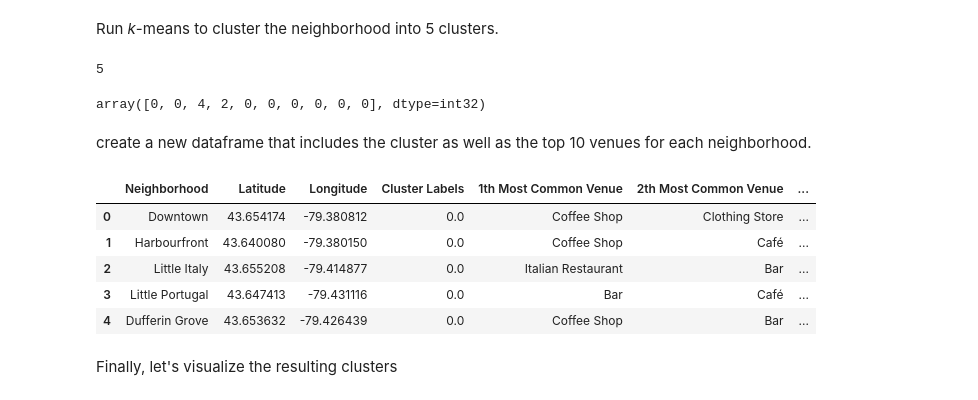
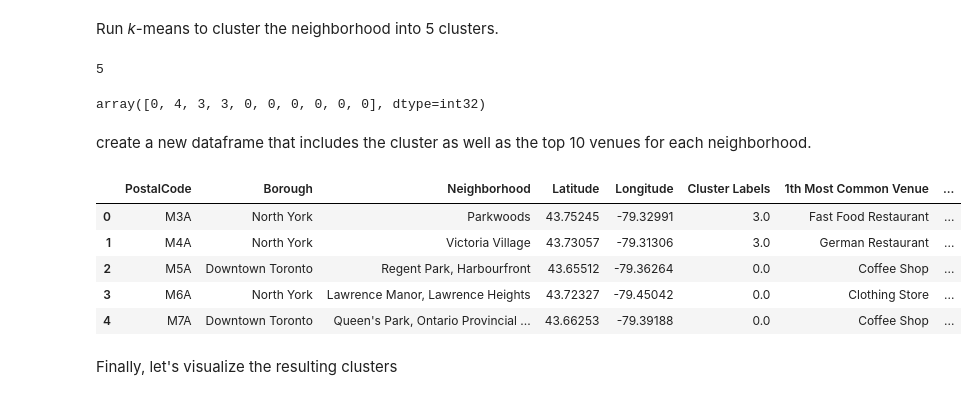
Before and after one commit to XiGou/Coursera_Capstone, a Jupyter notebook: Segmenting_and_Clustering_Neighborhoods_in_Toronto.ipynb, the cells around one changed output. Drawn from its saved outputs; the diff is of its cells as text; code cells hidden in the pictures.

```diff
--- a/Segmenting_and_Clustering_Neighborhoods_in_Toronto.ipynb
+++ b/Segmenting_and_Clustering_Neighborhoods_in_Toronto.ipynb
@@ -238,6 +267,6 @@ There are 321 uniques categories.
 # %%
 # one hot encoding
 toronto_onehot = pd.get_dummies(toronto_venues[['Venue Category']], prefix='', prefix_sep='')
-toronto_onehot['Neighborhood'] = toronto_venues['Neighborhood']
+toronto_onehot['PostalCode'] = toronto_venues['PostalCode']
 toronto_onehot.head()
 # %% [output]
@@ -252,7 +281,7 @@ toronto_onehot.head()
 #### Next, let's group rows by neighborhood and by taking the mean of the frequency of occurrence of each category
 # %%
 print(toronto_onehot.shape)
-toronto_grouped = toronto_onehot.groupby('Neighborhood').mean().reset_index()
+toronto_grouped = toronto_onehot.groupby('PostalCode').mean().reset_index()
 print(toronto_grouped.shape)
 toronto_grouped
 # %% [output]
@@ -310,12 +339,12 @@ def return_most_common_venues(row, num_top_venues):
   row_categories_sorted = row_categories.sort_values(ascending=False)
   return row_categories_sorted.index.values[0:num_top_venues]
 # %%
-num_top_venues = 10
+num_top_venues = 5
 
 
 
 # create columns according to number of top venues
-columns = ['Neighborhood']
+columns = ['PostalCode']
 for ind in np.arange(num_top_venues):
     try:
         columns.append('{}{} Most Common Venue'.format(ind+1, indicators[ind]))
@@ -324,7 +353,7 @@ for ind in np.arange(num_top_venues):
 
 # create a new dataframe
 neighborhoods_venues_sorted = pd.DataFrame(columns=columns)
-neighborhoods_venues_sorted['Neighborhood'] = toronto_grouped['Neighborhood']
+neighborhoods_venues_sorted['PostalCode'] = toronto_grouped['PostalCode']
 
 for ind in np.arange(toronto_grouped.shape[0]):
     neighborhoods_venues_sorted.iloc[ind, 1:] = return_most_common_venues(toronto_grouped.iloc[ind, :], num_top_venues)
@@ -345,7 +374,7 @@ Run _k_-means to cluster the neighborhood into 5 clusters.
 # set number of clusters
 kclusters = 5
 
-toronto_grouped_clustering = toronto_grouped.drop('Neighborhood', 1)
+toronto_grouped_clustering = toronto_grouped.drop('PostalCode', 1)
 
 # run k-means clustering
 kmeans = KMeans(n_clusters=kclusters, random_state=0).fit(toronto_grouped_clustering)
@@ -355,27 +384,27 @@ print(len(set(kmeans.labels_.astype('int'))))
 kmeans.labels_[0:10]
 # %% [output]
 5
-array([0, 0, 4, 2, 0, 0, 0, 0, 0, 0], dtype=int32)
+array([0, 4, 3, 3, 0, 0, 0, 0, 0, 0], dtype=int32)
 # %% [markdown]
 create a new dataframe that includes the cluster as well as the top 10 venues for each neighborhood.
 # %%
 # add clustering labels
 labels = kmeans.labels_.astype('int32')
 neighborhoods_venues_sorted.insert(0, 'Cluster Labels', labels)
 
-toronto_merged = neighborhoods
+toronto_merged = all_neighbourhoods
 
 # merge manhattan_grouped with manhattan_data to add latitude/longitude for each neighborhood
-toronto_merged = toronto_merged.join(neighborhoods_venues_sorted.set_index('Neighborhood'), on='Neighborhood')
+toronto_merged = toronto_merged.join(neighborhoods_venues_sorted.set_index('PostalCode'), on='PostalCode')
 
 toronto_merged.head() # check the last columns!
 # %% [output]
-|  | Neighborhood | Latitude | Longitude | Cluster Labels | 1th Most Common Venue | 2th Most Common Venue | ... |
-| 0 | Downtown | 43.654174 | -79.380812 | 0.0 | Coffee Shop | Clothing Store | ... |
-| 1 | Harbourfront | 43.640080 | -79.380150 | 0.0 | Coffee Shop | Café | ... |
-| 2 | Little Italy | 43.655208 | -79.414877 | 0.0 | Italian Restaurant | Bar | ... |
-| 3 | Little Portugal | 43.647413 | -79.431116 | 0.0 | Bar | Café | ... |
-| 4 | Dufferin Grove | 43.653632 | -79.426439 | 0.0 | Coffee Shop | Bar | ... |
+|  | PostalCode | Borough | Neighborhood | Latitude | Longitude | Cluster Labels | 1th Most Common Venue | ... |
+| 0 | M3A | North York | Parkwoods | 43.75245 | -79.32991 | 3.0 | Fast Food Restaurant | ... |
+| 1 | M4A | North York | Victoria Village | 43.73057 | -79.31306 | 3.0 | German Restaurant | ... |
+| 2 | M5A | Downtown Toronto | Regent Park, Harbourfront | 43.65512 | -79.36264 | 0.0 | Coffee Shop | ... |
+| 3 | M6A | North York | Lawrence Manor, Lawrence Heights | 43.72327 | -79.45042 | 0.0 | Clothing Store | ... |
+| 4 | M7A | Downtown Toronto | Queen's Park, Ontario Provincial ... | 43.66253 | -79.39188 | 0.0 | Coffee Shop | ... |
 # %% [markdown]
 Finally, let's visualize the resulting clusters
 # %%
```
Also changed, not shown: parts of 31 cells of this notebook.
